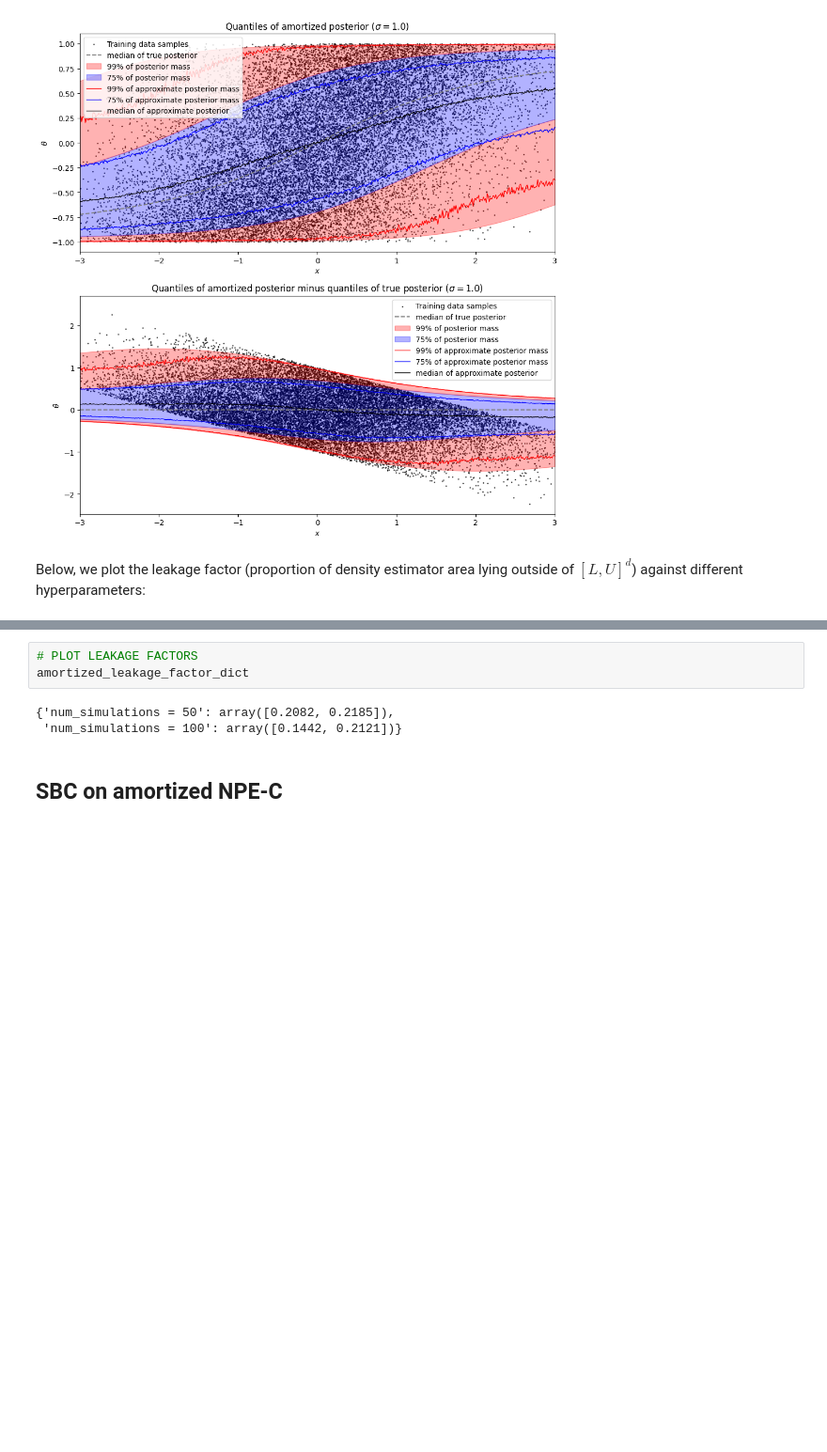
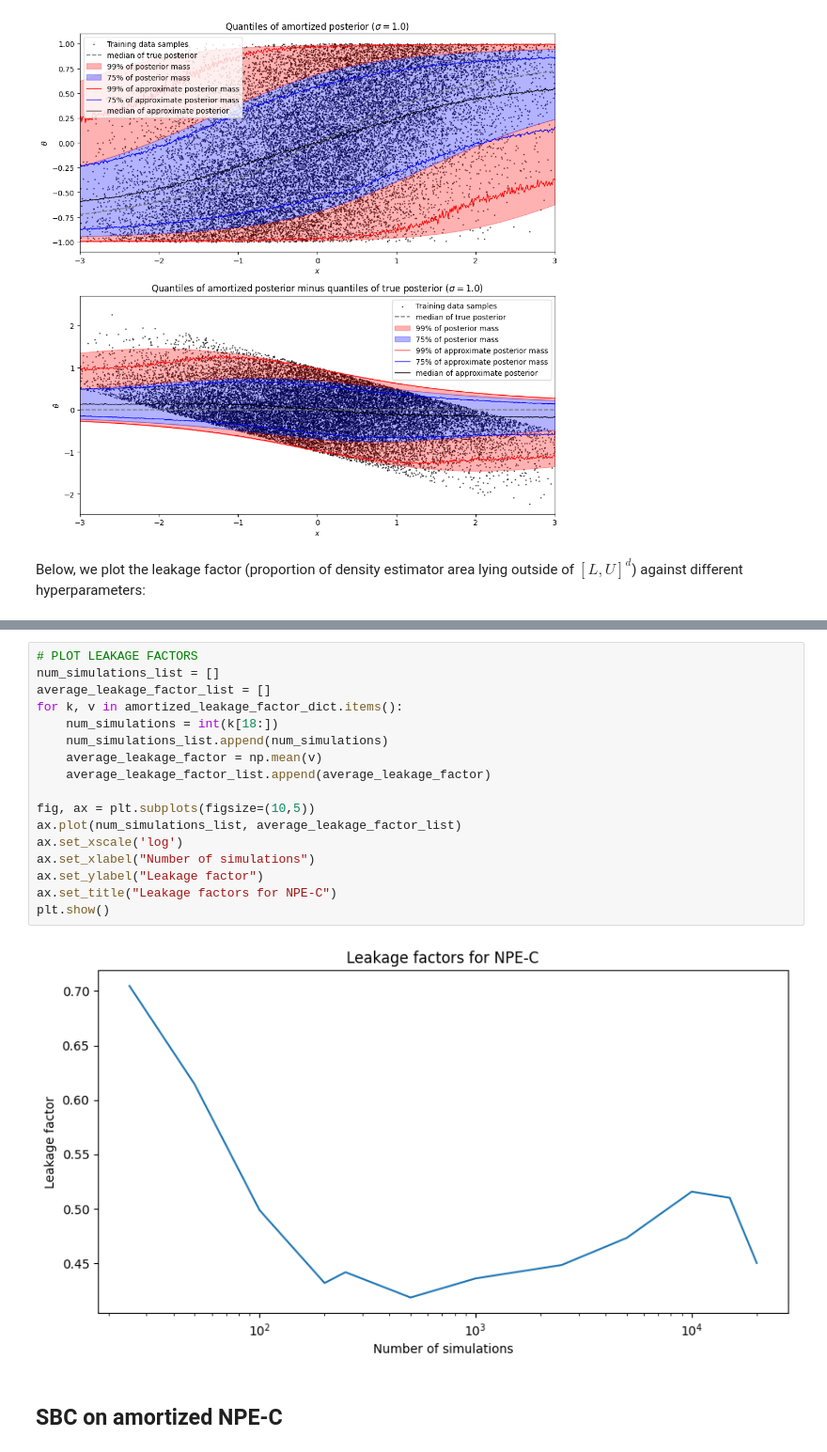
Before and after one commit to kaisamaroo/SBC-SBI, a Jupyter notebook: notebooks/toy_examples/unif_norm/npe_c.ipynb, the cells around one changed output, grey strips where cells are left out. Shown at 94% size. Saved outputs shown, nothing was run; the diff lists cells and outputs as text; blank space fills up the shorter version.

```diff
--- a/notebooks/toy_examples/unif_norm/npe_c.ipynb
+++ b/notebooks/toy_examples/unif_norm/npe_c.ipynb
@@ -215,8 +221,21 @@ amortized_leakage_factor_dict_config
 # %%
 # PLOT LEAKAGE FACTORS
-amortized_leakage_factor_dict
+num_simulations_list = []
+average_leakage_factor_list = []
+for k, v in amortized_leakage_factor_dict.items():
+    num_simulations = int(k[18:])
+    num_simulations_list.append(num_simulations)
+    average_leakage_factor = np.mean(v)
+    average_leakage_factor_list.append(average_leakage_factor)
+
+fig, ax = plt.subplots(figsize=(10,5))
+ax.plot(num_simulations_list, average_leakage_factor_list)
+ax.set_xscale('log')
+ax.set_xlabel("Number of simulations")
+ax.set_ylabel("Leakage factor")
+ax.set_title("Leakage factors for NPE-C")
+plt.show()
 # %% [output]
-{'num_simulations = 50': array([0.2082, 0.2185]),
- 'num_simulations = 100': array([0.1442, 0.2121])}
+[figure, added]
 # %% [markdown]
 ## SBC on amortized NPE-C
```
Also changed, not shown: parts of 9 cells of this notebook, 35 other files.
